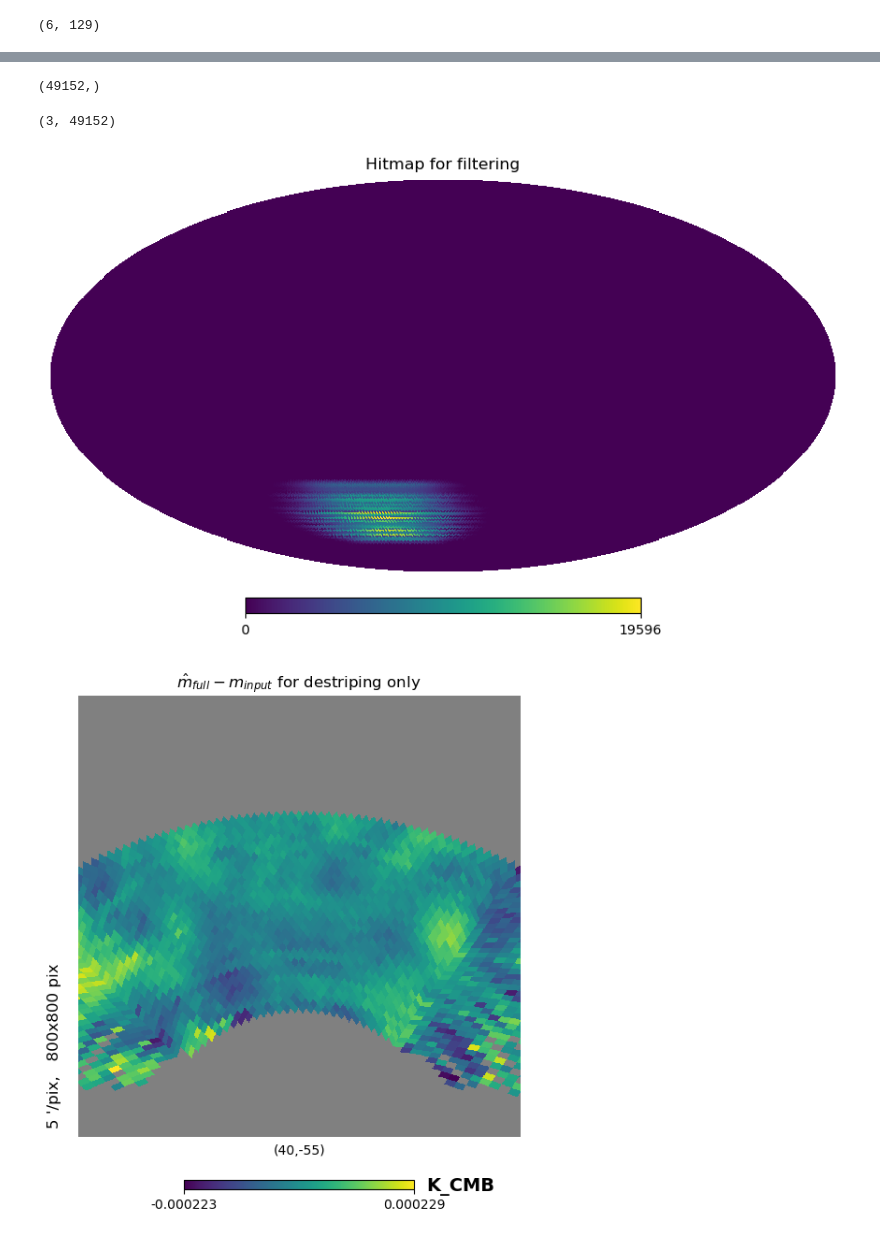
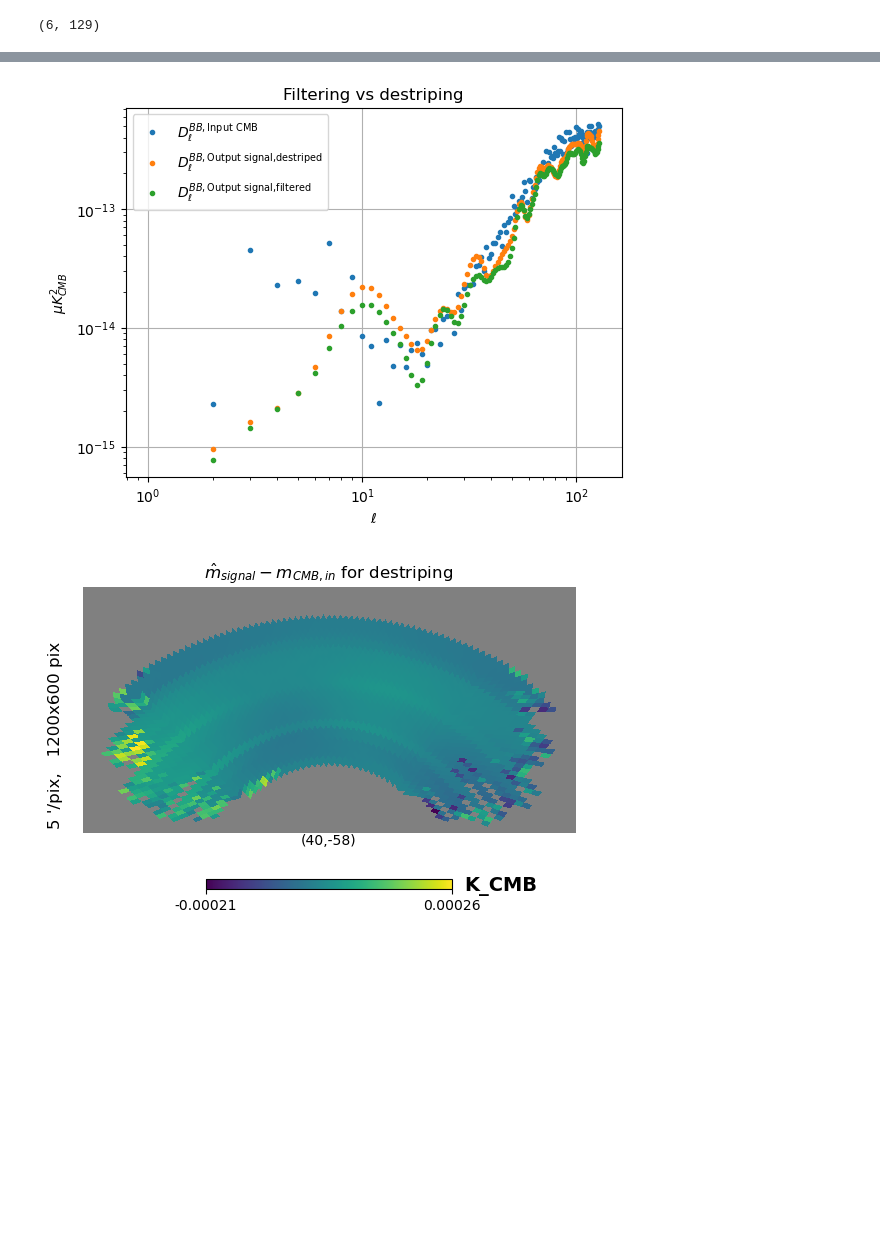
Before and after one commit to julientang/M2-internship, a Jupyter notebook: notebook/Observation_102.ipynb, the cells around one changed output, grey strips where cells are left out. Saved outputs shown, nothing was run; the diff lists cells and outputs as text; code cells hidden in the pictures; blank space fills up the shorter version.

```diff
--- a/notebook/Observation_102.ipynb
+++ b/notebook/Observation_102.ipynb
@@ -131,0 +143,4 @@ Standard deviation is 2.898968438606426e-07
+# %%
+mask_dest = maps_destriping['hitmap_signal']
+mask1 = np.ones(maps_destriping['map_signal'].shape)
+mask1[:,mask_dest==0] = 0
@@ -131,0 +162,3 @@ Standard deviation is 2.898968438606426e-07
+# %%
+map_filtCMB = maps_filtering['map_signal']
+map_destCMB = maps_destriping['map_signal']
@@ -197,4 +260,0 @@ hit_full_dest = maps_destriping['hitmap_full']
-# %%
-hit_full_dest.shape
-# %% [output]
-(49152,)
@@ -204,18 +261,36 @@ map_full_dest = maps_destriping['map_full']
-# %%
-map_full_filt.shape
-# %% [output]
-(3, 49152)
-# %%
-hp.mollview(hit_full_filt,title = 'Hitmap for filtering')
-# %% [output]
-[figure, removed]
+# %%
+#plt.plot(l_arr, Dl_atm/sky_fraction,'.',label = r'$D_{\ell}^{TT, \text{atmosphere}}$')
+#plt.plot(l_arr, Dl_noise/sky_fraction,'.',label = r'$D_{\ell}^{TT, \text{noise}}$')
+#pl#t.plot(l_arr, Dl_signal/sky_fraction,'.',label = r'$D_{\ell}^{TT, \text{signal}}$')
+#plt.plot(l_arr, Dl_full[0]/sky_fraction,'.',label = r'$D_{\ell}^{TT, \text{full}}$')
+#plt.plot(l_arr, Dl_full1[0]/sky_fraction,'.',label = r'$D_{\ell}^{TT, \text{atm+noise+signal}}$')
+#plt.plot(l_arr, Dl_full2[0]/sky_fraction,'.',label = r'$D_{\ell}^{TT, \text{conta+signal}}$')
+#plt.plot(l_arr, Dl_full[2]/sky_fraction,'.',label = r'$D_{\ell}^{BB, \text{full}}$')
+#plt.plot(l_arr, Dl_full1[2]/sky_fraction,'.',label = r'$D_{\ell}^{BB, \text{atm+noise+signal}}$')
+#plt.plot(l_arr, Dl_full2[2]/sky_fraction,'.',label = r'$D_{\ell}^{BB, \text{conta+signal}}$')
+plt.plot(l_arr, Dl_input[2],'.',label = r'$D_{\ell}^{BB, \text{Input CMB} }$')
+plt.plot(l_arr, Dl_signal[2]/sky_fraction,'.',label = r'$D_{\ell}^{BB, \text{Output signal,destriped}  }$')
+plt.plot(l_arr, Dl2_signal[2]/sky_fraction,'.',label = r'$D_{\ell}^{BB, \text{Output signal,filtered}  }$')
+#plt.plot(l_arr, Dl_signal[2]/Dl_input[2],'.',label = r'$D_{\ell}^{BB, \text{Output signal}  }$')
+#plt.plot(l_arr, sky_fraction*np.ones(lmax+1),'.',label = r'$D_{\ell}^{BB, \text{Output signal}  }$')
+
+plt.xlabel('$\ell$')
+plt.ylabel('$\mu K_{CMB}^2$')
+plt.legend(loc = 'best')
+plt.xscale('log')
+plt.yscale('log')
+plt.title('Filtering vs destriping')
+plt.grid()
+plt.show()
+# %% [output]
+[figure, added]
 # %%
-diff_map_filt = map_full_filt -map_CMB_in
-diff_map_filt[:,hit_full_filt==0] = hp.UNSEEN
-diff_map_dest = map_full_dest - map_CMB_in
-diff_map_dest[:,hit_full_dest==0] = hp.UNSEEN
+diff_map_filt = map_filtCMB -map_CMB_in
+diff_map_filt[mask1==0] = hp.UNSEEN
+diff_map_dest = map_destCMB - map_CMB_in
+diff_map_dest[mask1==0] = hp.UNSEEN
 # %%
-hp.gnomview(diff_map_dest[0],rot = (40,-55),xsize = 800,reso = 5, title = '$\hat{m}_{full}-m_{input}$ for destriping only', unit='K_CMB')
+hp.gnomview(diff_map_dest[0],rot = (40,-58),xsize = 1200,ysize=600,reso = 5, title = '$\hat{m}_{signal}-m_{CMB,in}$ for destriping', unit='K_CMB')
 # %% [output]
-[figure, old version]
+[figure, new version]
 # %%
```
Also changed, not shown: parts of 26 cells of this notebook, 1 other file.
